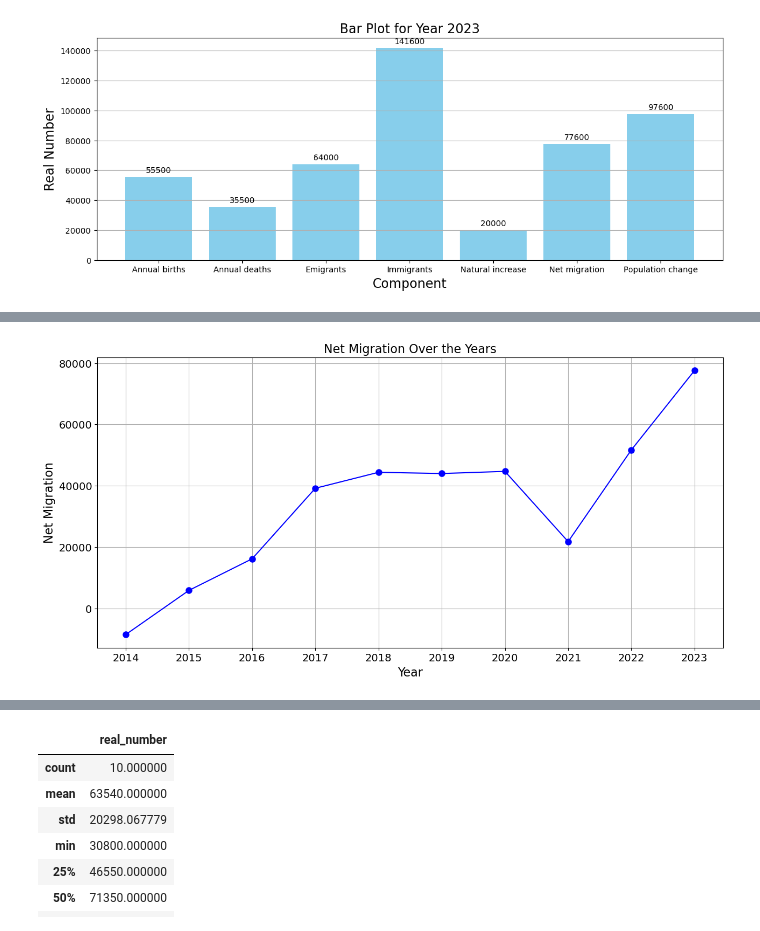
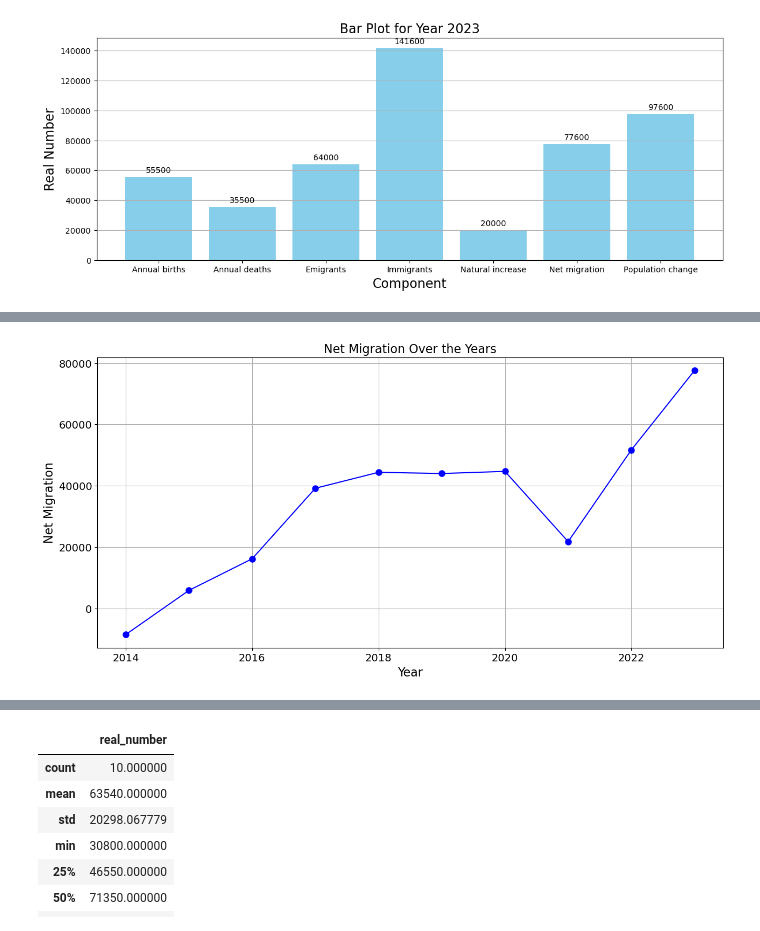
Before and after one commit to Lylkend-Albuquerque/CA1-2023, a Jupyter notebook: CA-1.ipynb, the cells around one changed output, grey strips where cells are left out. Cells and saved outputs as stored; diff of their text form; code cells hidden in the pictures.

```diff
--- a/CA-1.ipynb
+++ b/CA-1.ipynb
@@ -199,17 +200,12 @@ subdata_netMig.describe()
 # %%
 # Creating a line plot for "Net migration" over the years
 plt.figure(figsize=(15, 7))
 plt.plot(subdata_netMig["Year"], subdata_netMig["real_number"], marker="o", linestyle="-",
          c="b", ms = 8) # "ms" abreviation to markersize "c" to color
 plt.grid(True)
-#plt.plot(2023, 77600 , marker = "o" , color = "r" , markersize = 15)
-
-plt.xticks(subdata_netMig["Year"])
 label_graph(14 ,"Year" , "Net Migration" , "Net Migration Over the Years" , 16 )
-
-# "-", "--", "-.", ":", "None", " ", "", "solid", "dashed", "dashdot", "dotted"
 # %% [output]
-[figure, old version]
+[figure, new version]
 # %%
 # Filter rows where "Component" contains "Population change" and creating a new df
 subdata_pop_chang = df[df["Component"].str.contains("Population change")]
```
Also changed, not shown: parts of 47 cells of this notebook, 3 other files.
